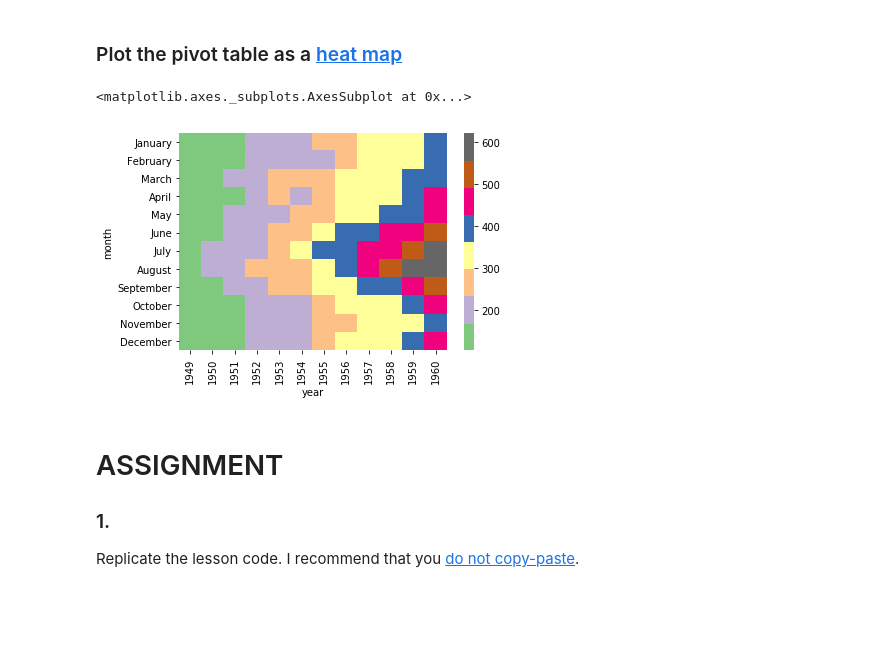
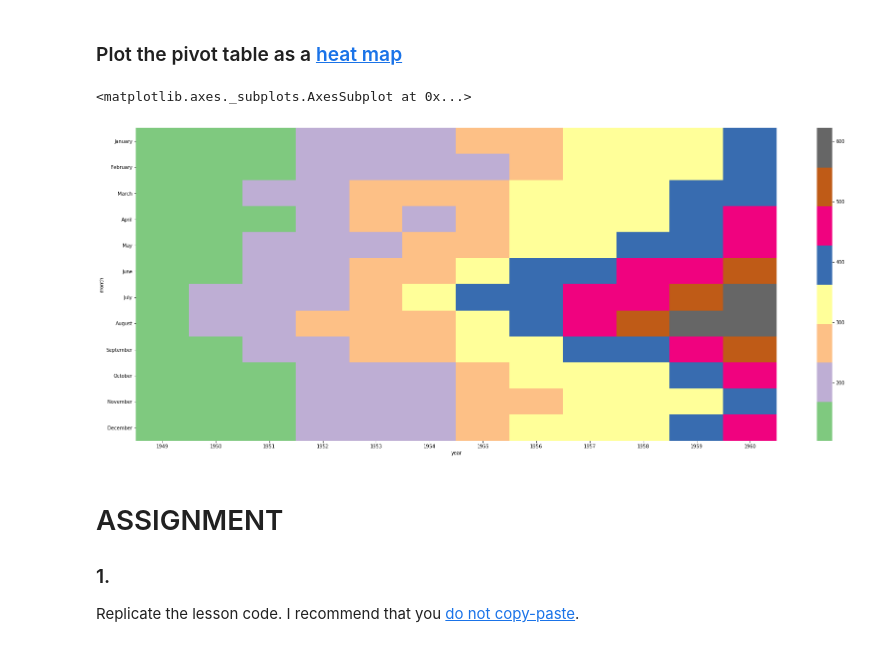
Before and after one commit to damerei/DS-Unit-1-Sprint-3-Data-Storytelling, a Jupyter notebook: LS_DS3_222_Choose_appropriate_visualizations.ipynb, the cells around one changed output. Drawn from its saved outputs; the diff is of its cells as text; code cells hidden in the pictures; blank space fills up the shorter version.

```diff
--- a/LS_DS3_222_Choose_appropriate_visualizations.ipynb
+++ b/LS_DS3_222_Choose_appropriate_visualizations.ipynb
@@ -486,10 +486,12 @@ table
 # %% [markdown]
 ### Plot the pivot table as a [heat map](https://seaborn.pydata.org/generated/seaborn.heatmap.html)
 # %%
+
+plt.figure(figsize=(30,12))
 sns.heatmap(data=table, cmap="Accent")
 # %% [output]
 <matplotlib.axes._subplots.AxesSubplot at 0x...>
-[figure, old version]
+[figure, new version]
 # %% [markdown]
 # ASSIGNMENT
 
```
Also changed, not shown: parts of 3 cells of this notebook.
